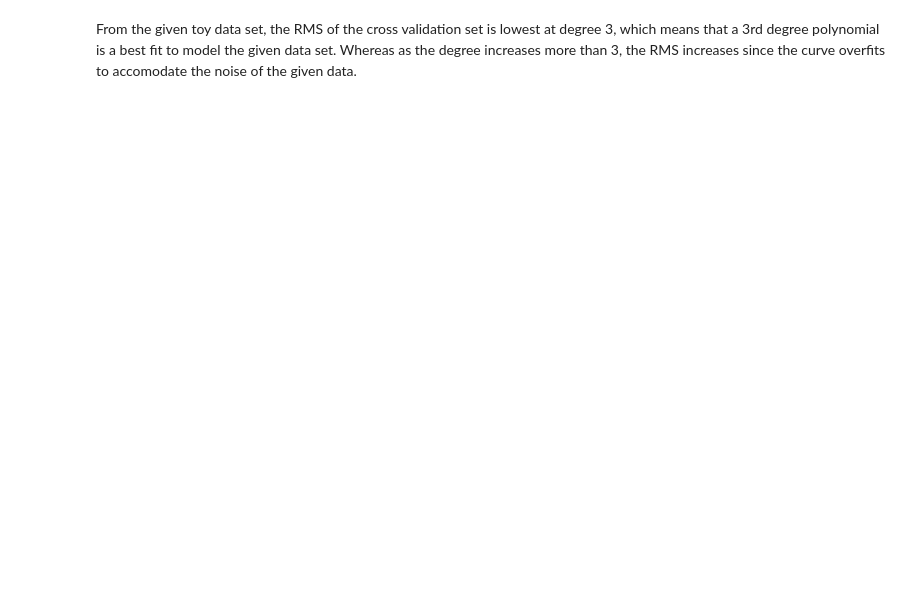
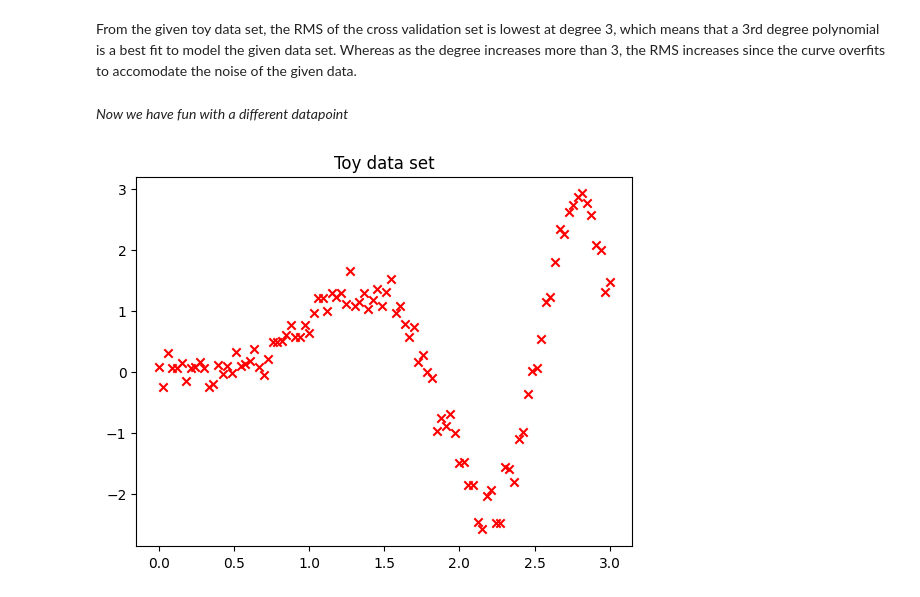
Before and after one commit to PKHR620/AP157-Lab, a Jupyter notebook: AP157_lab_assignment_A1.ipynb, the cells around one changed output. Cells and saved outputs as stored; diff of their text form; code cells hidden in the pictures; blank space fills up the shorter version.

```diff
--- a/AP157_lab_assignment_A1.ipynb
+++ b/AP157_lab_assignment_A1.ipynb
@@ -131,2 +131,14 @@ plt.show()
 # %% [markdown]
 From the given toy data set, the RMS of the cross validation set is lowest at degree 3, which means that a 3rd degree polynomial is a best fit to model the given data set. Whereas as the degree increases more than 3, the RMS increases since the curve overfits to accomodate the noise of the given data.
+# %% [markdown]
+*Now we have fun with a different datapoint*
+# %%
+x1 = np.linspace (0 , 3, 100)
+y1 = np.zeros_like(x)
+e1 = np.random.normal(0, 0.05, 100)
+y1 = x1*np.sin(x1**2) + e1
+plt.scatter(x1, y1, color = 'red', marker = 'x')
+plt.title('Toy data set')
+plt.show()
+# %% [output]
+[figure, added]
```
Also changed, not shown: parts of 9 cells of this notebook.
